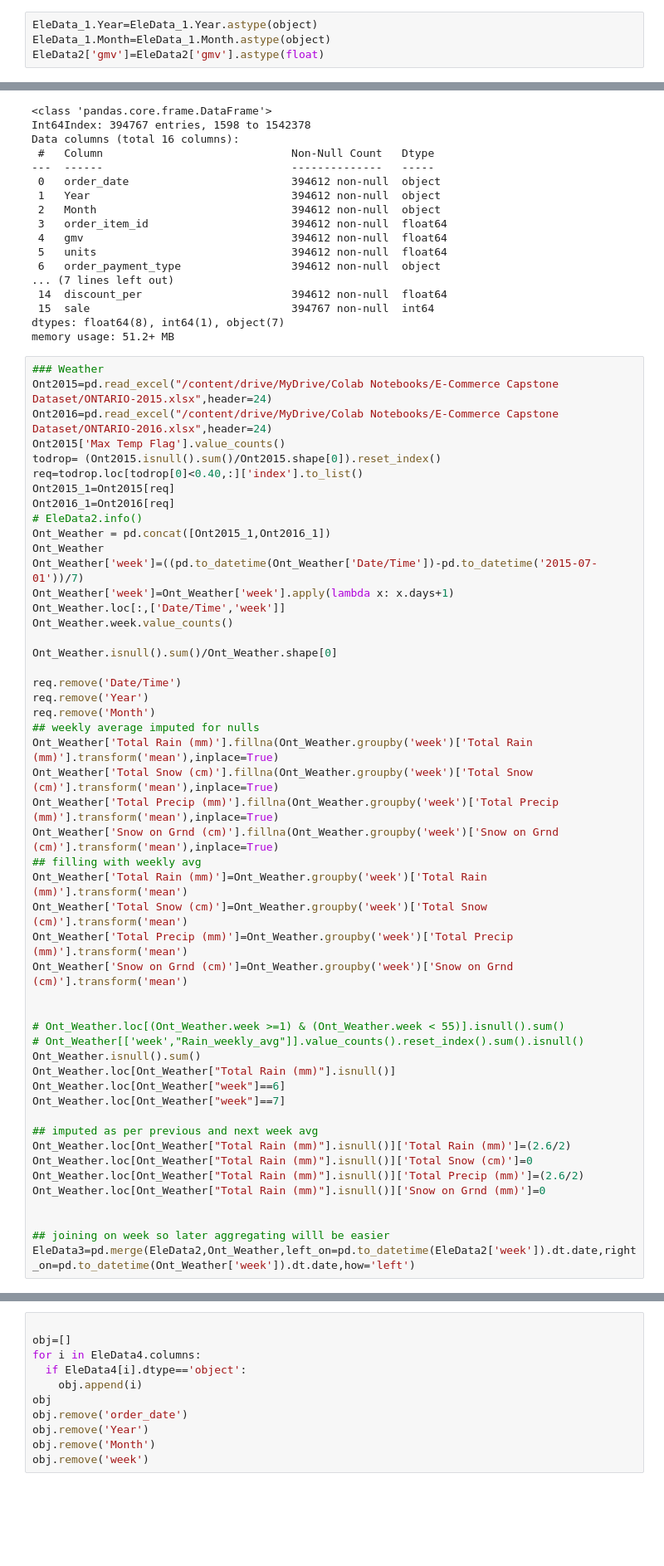
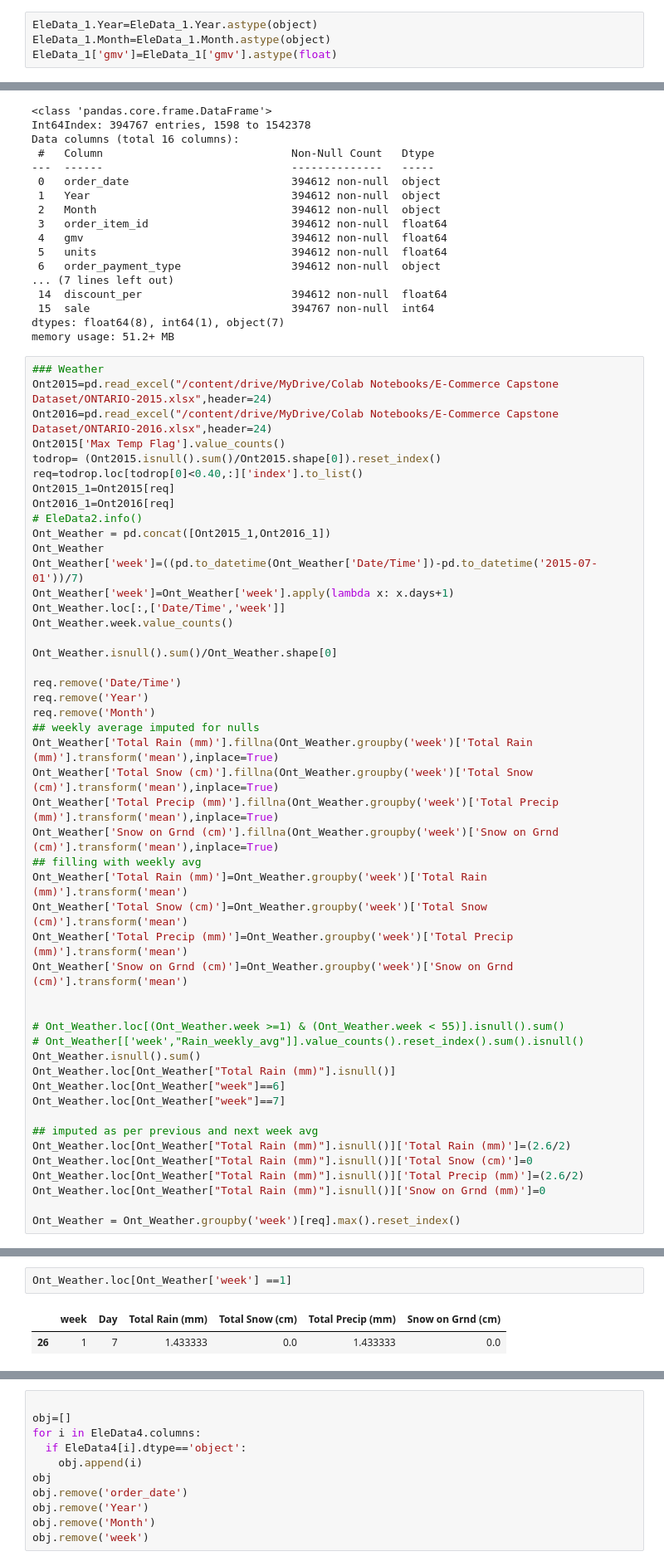
Before and after one commit to PrajsPrabs/UpgradBACaseStudy, a Jupyter notebook: EComm1.ipynb, the cells around one changed output, grey strips where cells are left out. Shown at 83% size. Drawn from its saved outputs; the diff is of its cells as text; blank space fills up the shorter version.

```diff
--- a/EComm1.ipynb
+++ b/EComm1.ipynb
@@ -382,7 +382,7 @@ memory usage: 54.2+ MB
 # %%
 EleData_1.Year=EleData_1.Year.astype(object)
 EleData_1.Month=EleData_1.Month.astype(object)
-EleData2['gmv']=EleData2['gmv'].astype(float)
+EleData_1['gmv']=EleData_1['gmv'].astype(float)
 # %% [output]
 A value is trying to be set on a copy of a slice from a DataFrame.
 Try using .loc[row_indexer,col_indexer] = value instead
@@ -687,7 +684,5 @@ Ont_Weather.loc[Ont_Weather["Total Rain (mm)"].isnull()]['Total Snow (cm)']=0
 Ont_Weather.loc[Ont_Weather["Total Rain (mm)"].isnull()]['Total Precip (mm)']=(2.6/2)
 Ont_Weather.loc[Ont_Weather["Total Rain (mm)"].isnull()]['Snow on Grnd (mm)']=0
 
-
-## joining on week so later aggregating willl be easier
-EleData3=pd.merge(EleData2,Ont_Weather,left_on=pd.to_datetime(EleData2['week']).dt.date,right_on=pd.to_datetime(Ont_Weather['week']).dt.date,how='left')
+Ont_Weather = Ont_Weather.groupby('week')[req].max().reset_index()
 # %% [output]
@@ -698,3 +718,8 @@ EleData3[req].isnull().sum()/EleData3.shape[0]
+# %%
+Ont_Weather.loc[Ont_Weather['week'] ==1]
+# %% [output]
+|  | week | Day | Total Rain (mm) | Total Snow (cm) | Total Precip (mm) | Snow on Grnd (cm) |
+| 26 | 1 | 7 | 1.433333 | 0.0 | 1.433333 | 0.0 |
 # %%
 # MonthlyNPS
 
```
Also changed, not shown: parts of 19 cells of this notebook.
